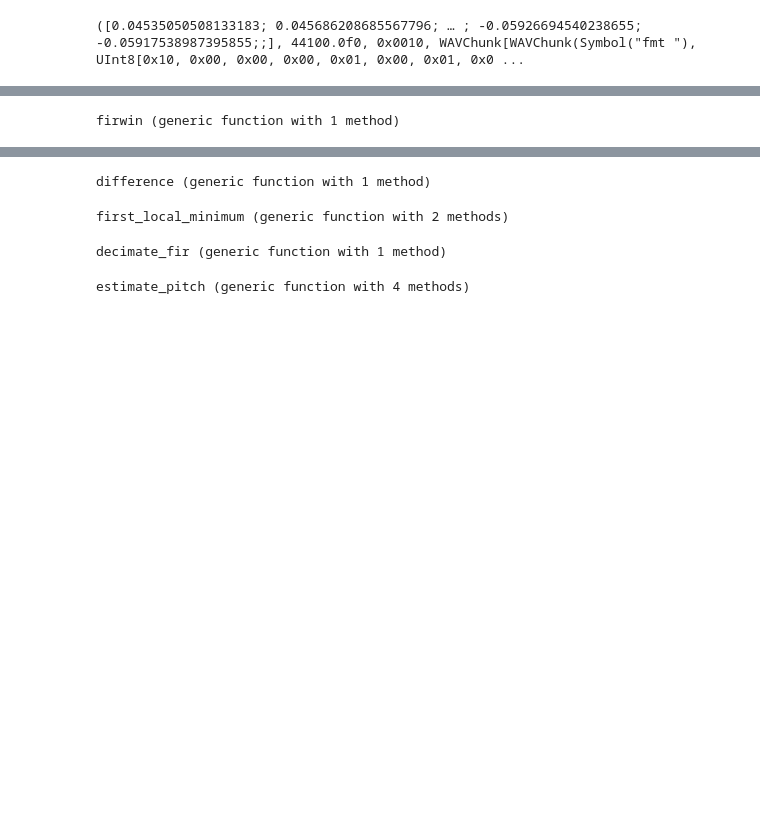
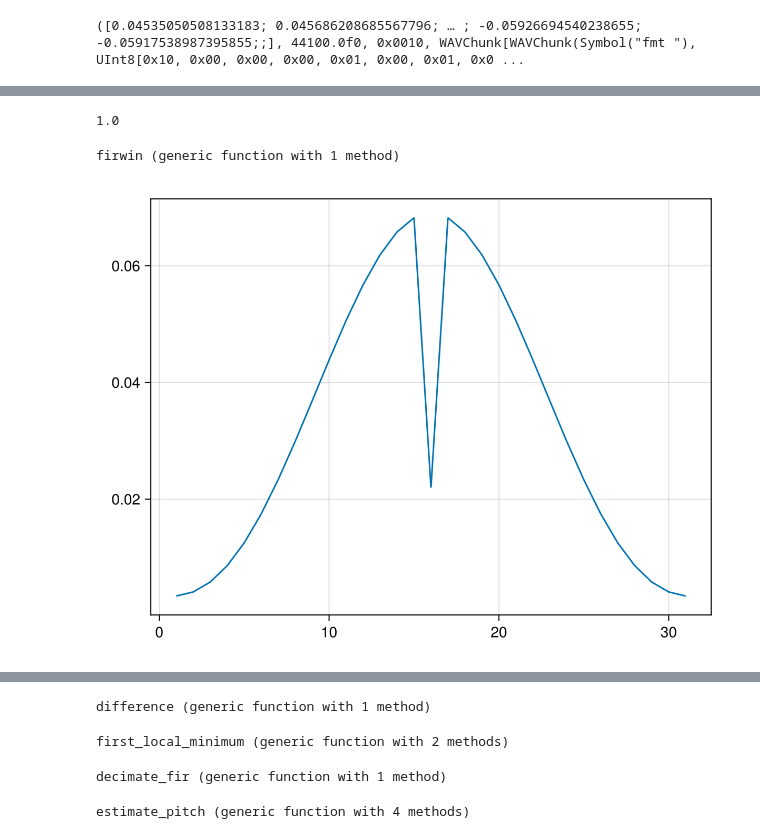
Before and after one commit to darwindarak/bass-tuna, a Jupyter notebook: experiments/Tuning-YIN-Multiscale.ipynb, the cells around one changed output, grey strips where cells are left out. Saved outputs shown, nothing was run; the diff lists cells and outputs as text; code cells hidden in the pictures; blank space fills up the shorter version.

```diff
--- a/experiments/Tuning-YIN-Multiscale.ipynb
+++ b/experiments/Tuning-YIN-Multiscale.ipynb
@@ -11,3 +22,7 @@ y, Fs, nbits, opts  = wavread("/Users/darwin/Downloads/Unknown-2.wav")
+# %%
+sinc(0.0)
+# %% [output]
+1.0
 # %%
 function firwin(num_taps, cutoff; window=hamming)
     if !(0 < cutoff < 1)
@@ -26,3 +41,8 @@ function firwin(num_taps, cutoff; window=hamming)
 end
 # %% [output]
 firwin (generic function with 1 method)
+# %%
+lines([0.0033950447, 0.0040946095, 0.0057959743, 0.008592194, 0.0125013925, 0.017460564, 0.023325475, 0.02987674, 0.036831845, 0.043862335, 0.050614957, 0.05673515, 0.061891224, 0.06579737, 0.06823364, 0.021982955, 0.06823364, 0.06579737, 0.06189122, 0.05673514, 0.050614953, 0.043862328, 0.036831837, 0.029876744, 0.023325471, 0.017460566, 0.012501388, 0.008592188, 0.005795971, 0.004094611, 0.0033950447]
+)
+# %% [output]
+[figure, added]
```
Also changed, not shown: parts of 7 cells of this notebook, 3 other files.
